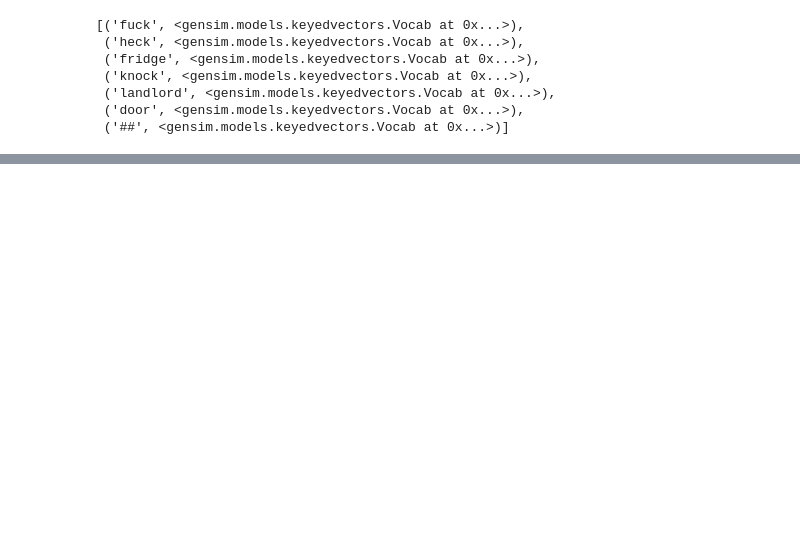
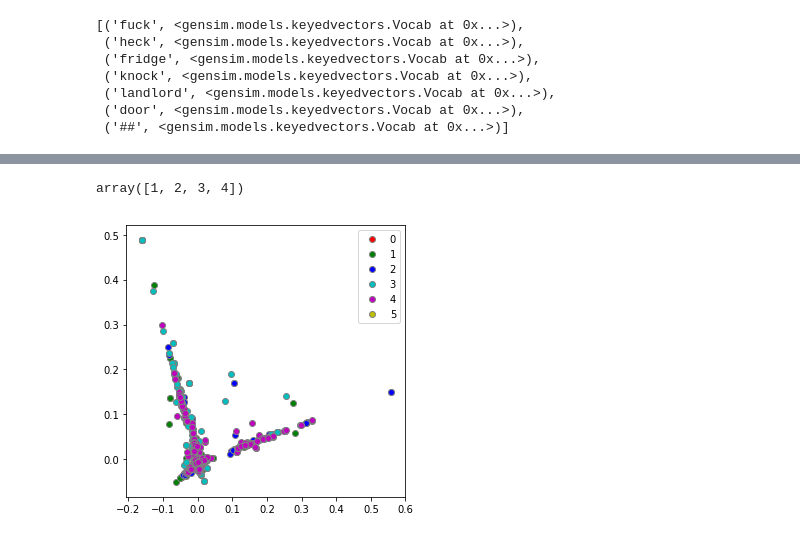
Before and after one commit to leesurkis/project-04, a Jupyter notebook: More_Data_Modelling.ipynb, the cells around one changed output, grey strips where cells are left out. Saved outputs shown, nothing was run; the diff lists cells and outputs as text; code cells hidden in the pictures; blank space fills up the shorter version.

```diff
--- a/More_Data_Modelling.ipynb
+++ b/More_Data_Modelling.ipynb
@@ -494,0 +412,16 @@ model.similarity('love','mean')
+# %%
+from itertools import cycle
+
+def plot_PCA_2D(data, target, target_names):
+    colors = cycle(['r','g','b','c','m','y','orange','w','aqua','yellow'])
+    target_ids = range(len(target_names))
+    plt.figure(figsize=(5,5))
+    for i, c, label in zip(target_ids, colors, target_names):
+        ax = plt.scatter(data[target == i, 0], data[target == i, 1],
+                   c=c, label=label, edgecolors='gray')
+
+    plt.legend()
+
+
+
+# other colours: ,'m','y','orange','w','aqua','yellow'
@@ -494,0 +463,6 @@ model.similarity('love','mean')
+# %%
+target_names = [0, 1, 2, 3, 4, 5]
+# %%
+df.emotion.unique()
+# %% [output]
+array([1, 2, 3, 4])
@@ -494,0 +471,4 @@ model.similarity('love','mean')
+# %%
+plot_PCA_2D(pcafeatures_train, target=df.emotion, target_names=target_names)
+# %% [output]
+[figure, added]
```
Also changed, not shown: parts of 40 cells of this notebook.
